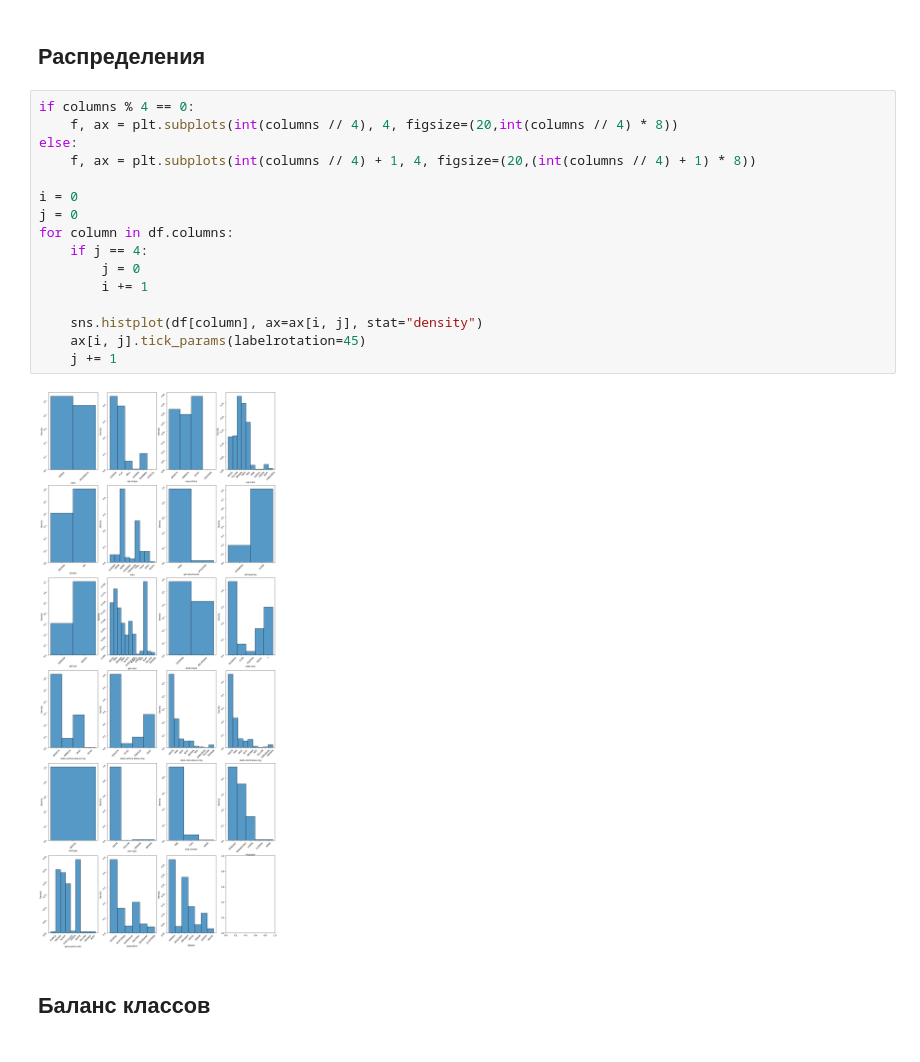
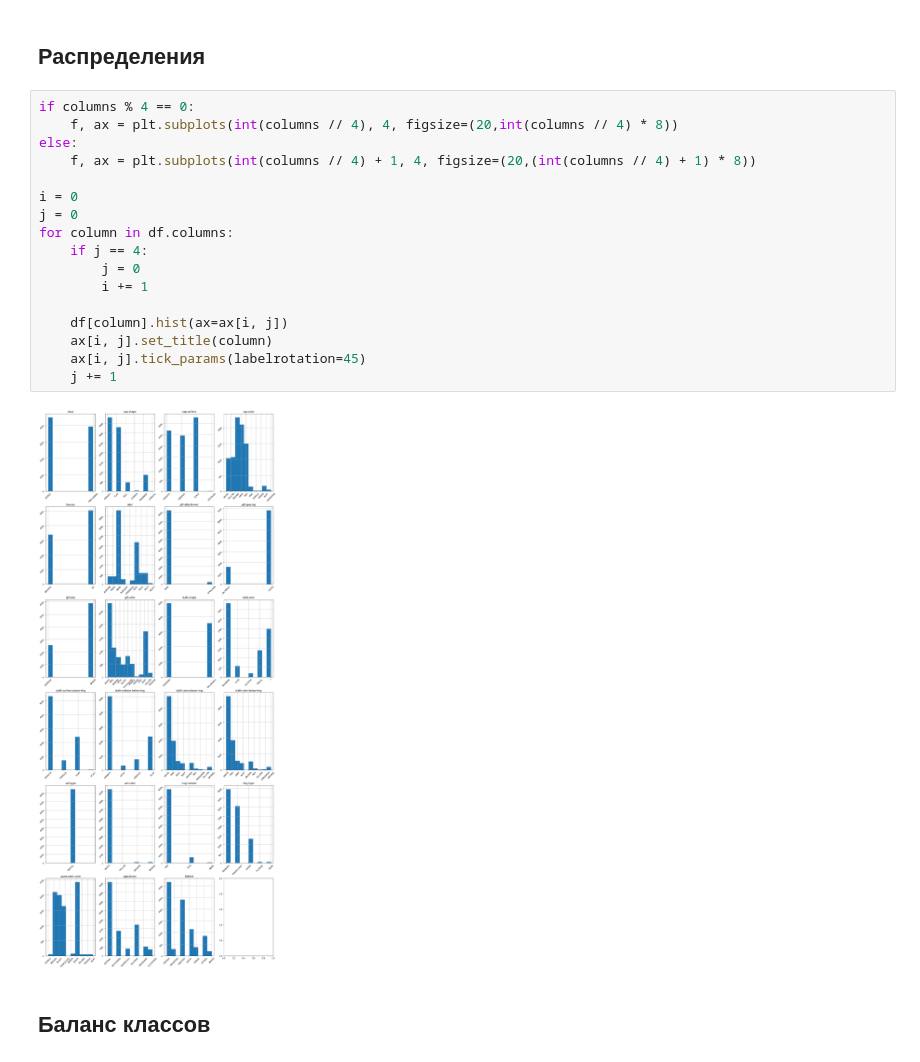
Before and after one commit to Grischenkov/NeuralNetworks, a Jupyter notebook: Lab2/solution.ipynb, the cells around one changed output. Drawn from its saved outputs; the diff is of its cells as text.

```diff
--- a/Lab2/solution.ipynb
+++ b/Lab2/solution.ipynb
@@ -116,21 +114,22 @@ params
 # %%
 if columns % 4 == 0:
     f, ax = plt.subplots(int(columns // 4), 4, figsize=(20,int(columns // 4) * 8))
 else:
     f, ax = plt.subplots(int(columns // 4) + 1, 4, figsize=(20,(int(columns // 4) + 1) * 8))
 
 i = 0
 j = 0
 for column in df.columns:
     if j == 4:
         j = 0
         i += 1
 
-    sns.histplot(df[column], ax=ax[i, j], stat="density")
+    df[column].hist(ax=ax[i, j])
+    ax[i, j].set_title(column)
     ax[i, j].tick_params(labelrotation=45)
     j += 1
 # %% [output]
-[figure, old version]
+[figure, new version]
 # %% [markdown]
 ## Баланс классов
 # %%
```
Also changed, not shown: parts of 19 cells of this notebook.
